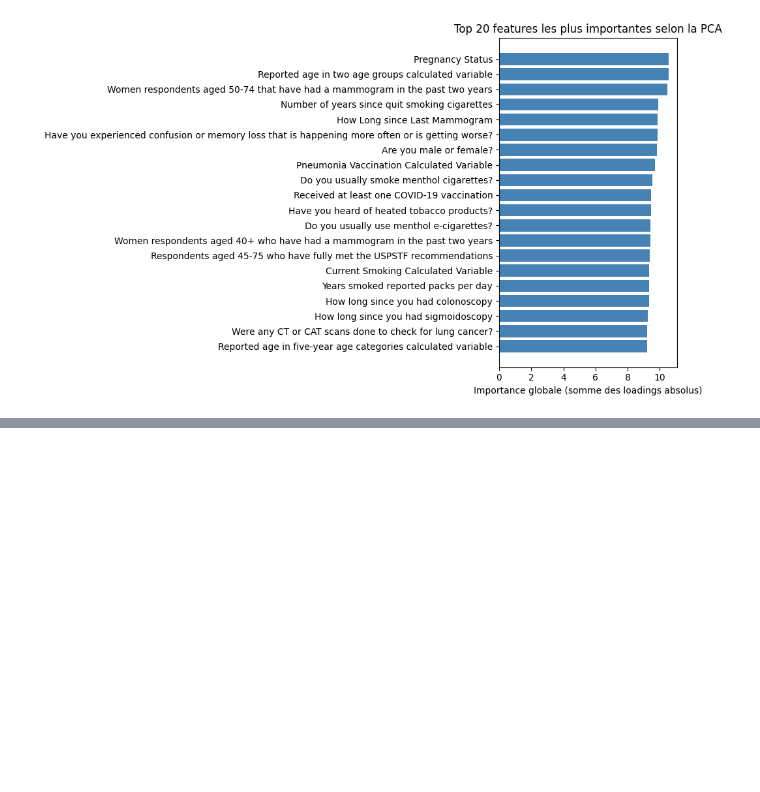
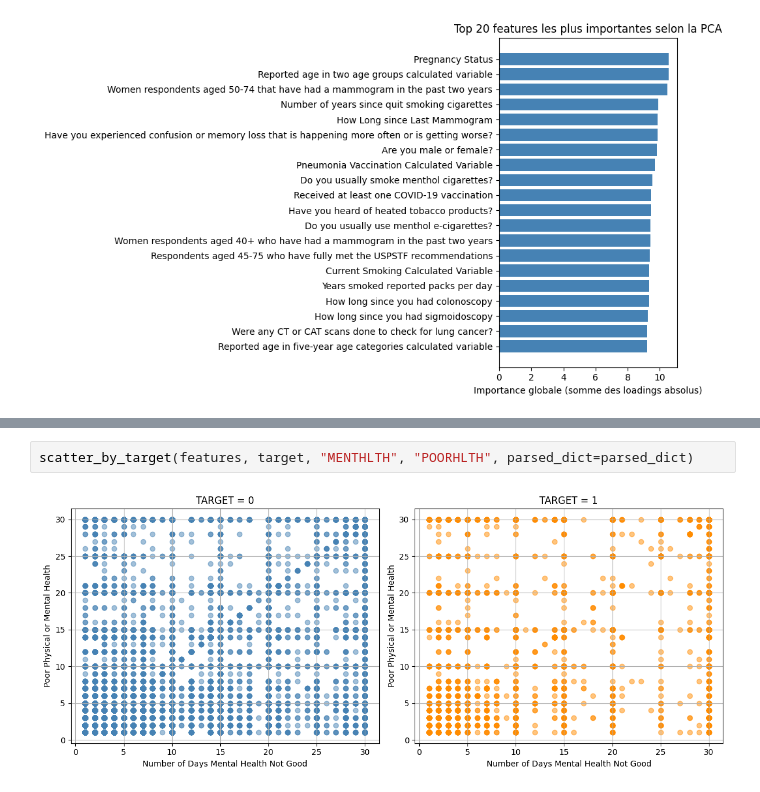
Before and after one commit to thomasdepic/mini-hackaton-gros-camtars, a Jupyter notebook: data_analytics.ipynb, the cells around one changed output, grey strips where cells are left out. Drawn from its saved outputs; the diff is of its cells as text; blank space fills up the shorter version.

```diff
--- a/data_analytics.ipynb
+++ b/data_analytics.ipynb
@@ -292,0 +449,4 @@ plt.show()
+# %%
+scatter_by_target(features, target, "MENTHLTH", "POORHLTH", parsed_dict=parsed_dict)
+# %% [output]
+[figure, added]
```
Also changed, not shown: parts of 16 cells of this notebook.
